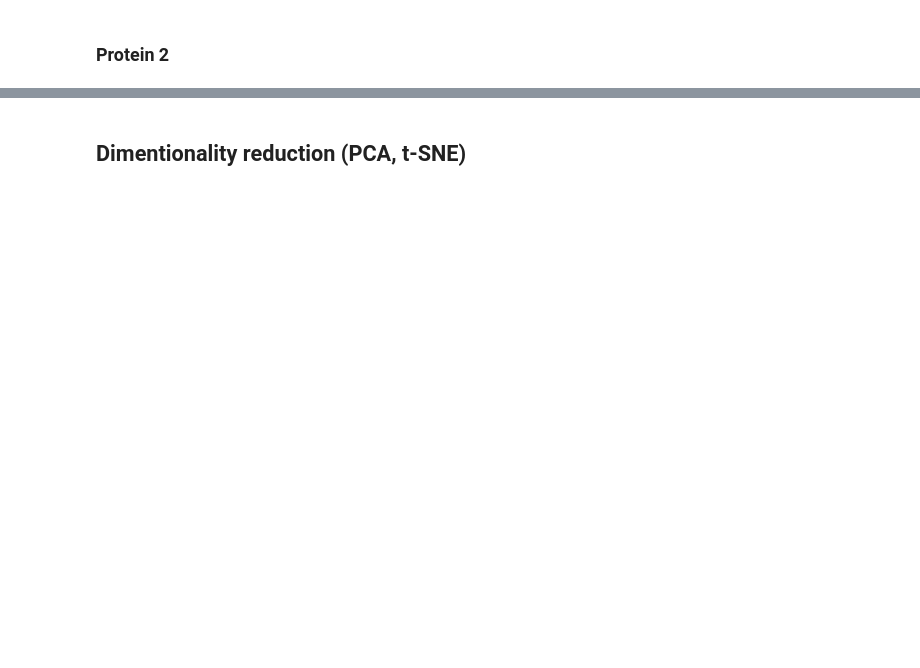
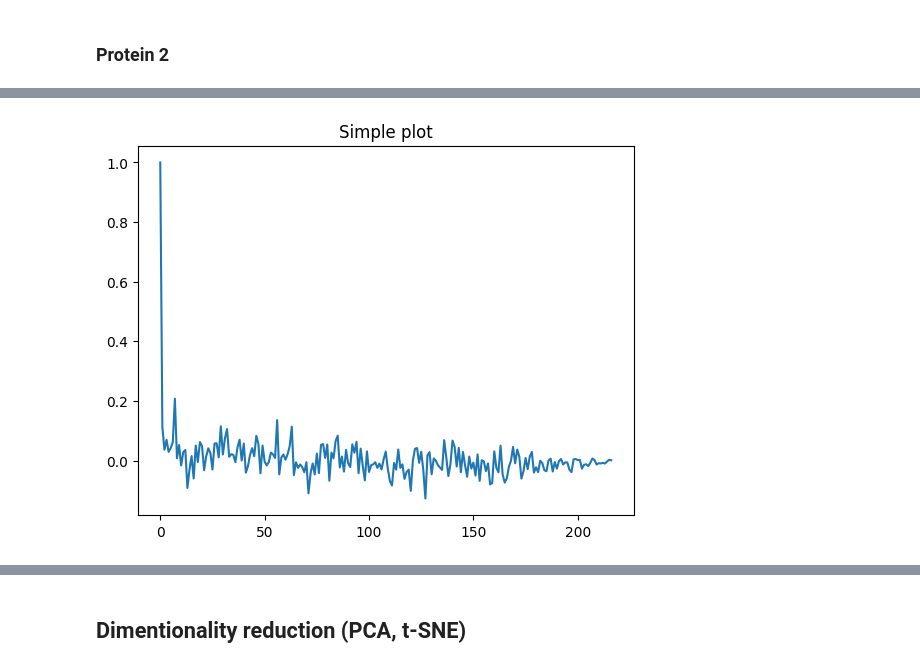
Before and after one commit to SoFar3/protein-structural-similarity, a Jupyter notebook: notebooks/esm.ipynb, the cells around one changed output, grey strips where cells are left out. Saved outputs shown, nothing was run; the diff lists cells and outputs as text; code cells hidden in the pictures; blank space fills up the shorter version.

```diff
--- a/notebooks/esm.ipynb
+++ b/notebooks/esm.ipynb
@@ -355,0 +289,4 @@ pair_emb2.shape
+# %%
+plot.simple_plot(autocorr_emb2[2])
+# %% [output]
+[figure, added]
```
Also changed, not shown: parts of 121 cells of this notebook, 11 other files.
